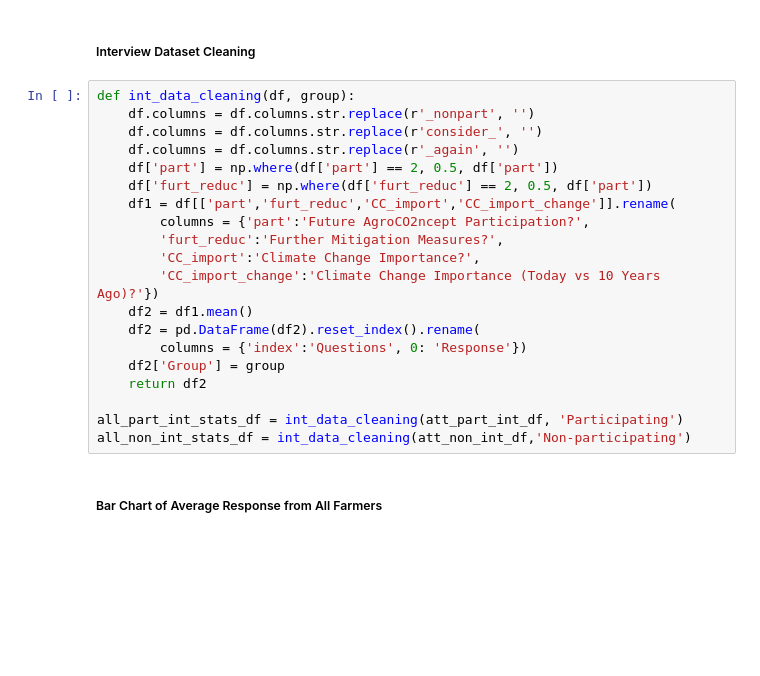
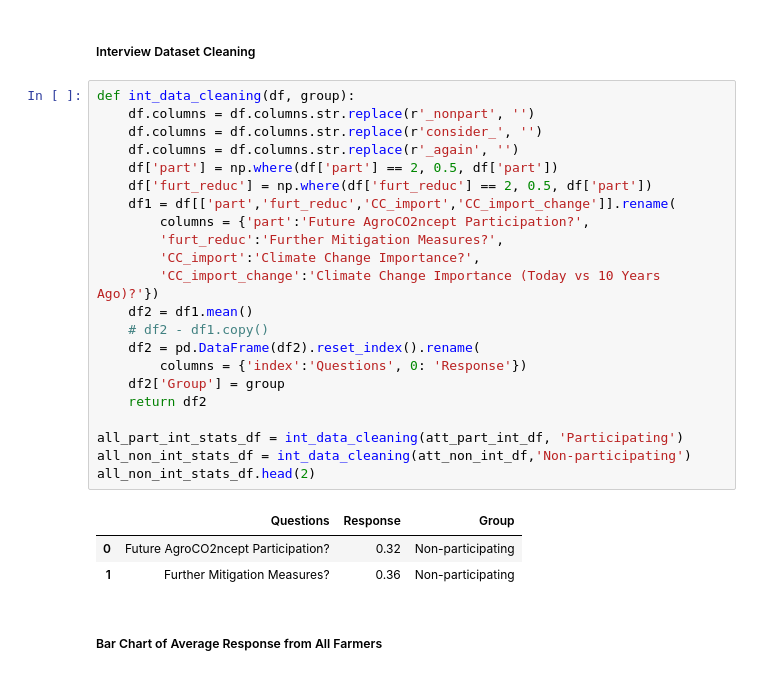
Before and after one commit to liugrac/climate_change_responses, a Jupyter notebook: Farmers Social Network.ipynb, the cells around one changed output. Saved outputs shown, nothing was run; the diff lists cells and outputs as text; blank space fills up the shorter version.

```diff
--- a/Farmers Social Network.ipynb
+++ b/Farmers Social Network.ipynb
@@ -112,23 +113,29 @@ Potential Farmer ID:  [17, 24, 25, 34, 37, 43, 47, 48, 49, 50, 51, 54, 55, 56, 8
 # %%
 def int_data_cleaning(df, group):
     df.columns = df.columns.str.replace(r'_nonpart', '')
     df.columns = df.columns.str.replace(r'consider_', '')
     df.columns = df.columns.str.replace(r'_again', '')
     df['part'] = np.where(df['part'] == 2, 0.5, df['part'])
     df['furt_reduc'] = np.where(df['furt_reduc'] == 2, 0.5, df['part'])
     df1 = df[['part','furt_reduc','CC_import','CC_import_change']].rename(
         columns = {'part':'Future AgroCO2ncept Participation?',
         'furt_reduc':'Further Mitigation Measures?',
         'CC_import':'Climate Change Importance?',
         'CC_import_change':'Climate Change Importance (Today vs 10 Years Ago)?'})
     df2 = df1.mean()
+    # df2 - df1.copy()
     df2 = pd.DataFrame(df2).reset_index().rename(
         columns = {'index':'Questions', 0: 'Response'})
     df2['Group'] = group
     return df2
 
 all_part_int_stats_df = int_data_cleaning(att_part_int_df, 'Participating')
 all_non_int_stats_df = int_data_cleaning(att_non_int_df,'Non-participating')
+all_non_int_stats_df.head(2)
+# %% [output]
+|  | Questions | Response | Group |
+| 0 | Future AgroCO2ncept Participation? | 0.32 | Non-participating |
+| 1 | Further Mitigation Measures? | 0.36 | Non-participating |
 # %% [markdown]
 ##### Bar Chart of Average Response from All Farmers
 # %%
```
Also changed, not shown: parts of 7 cells of this notebook.
